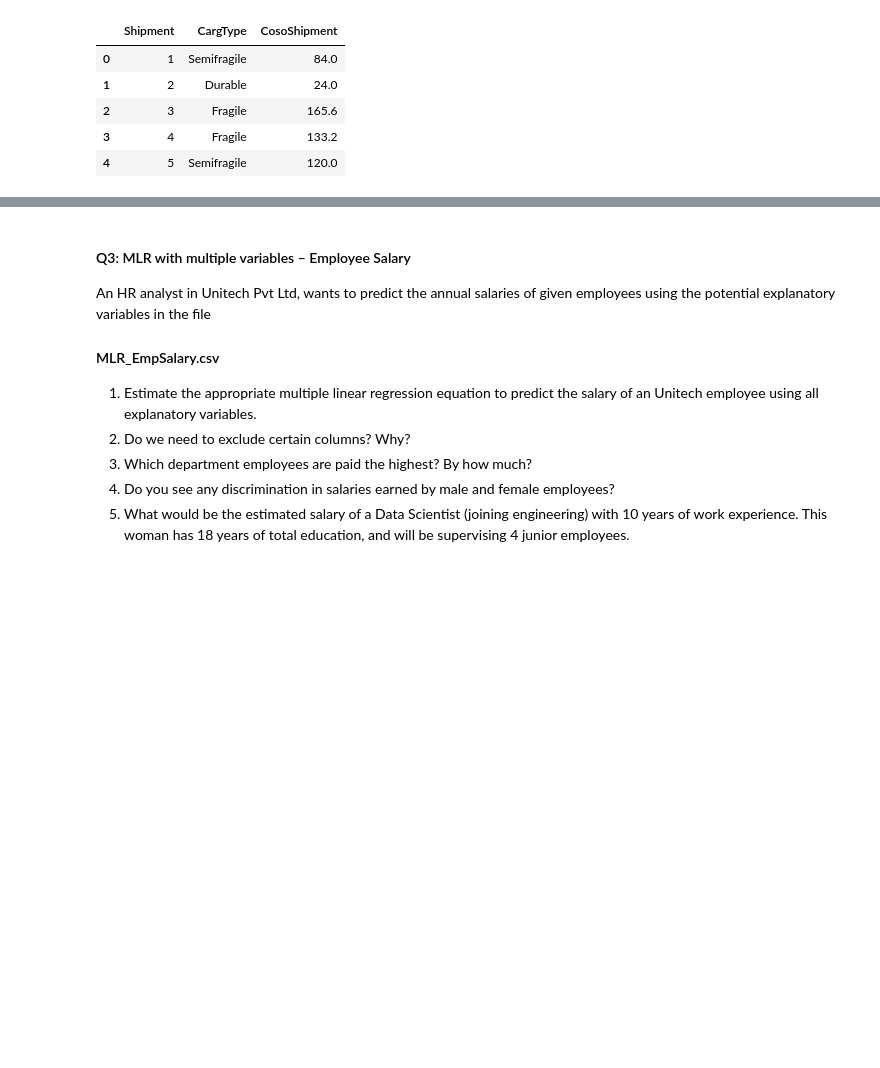
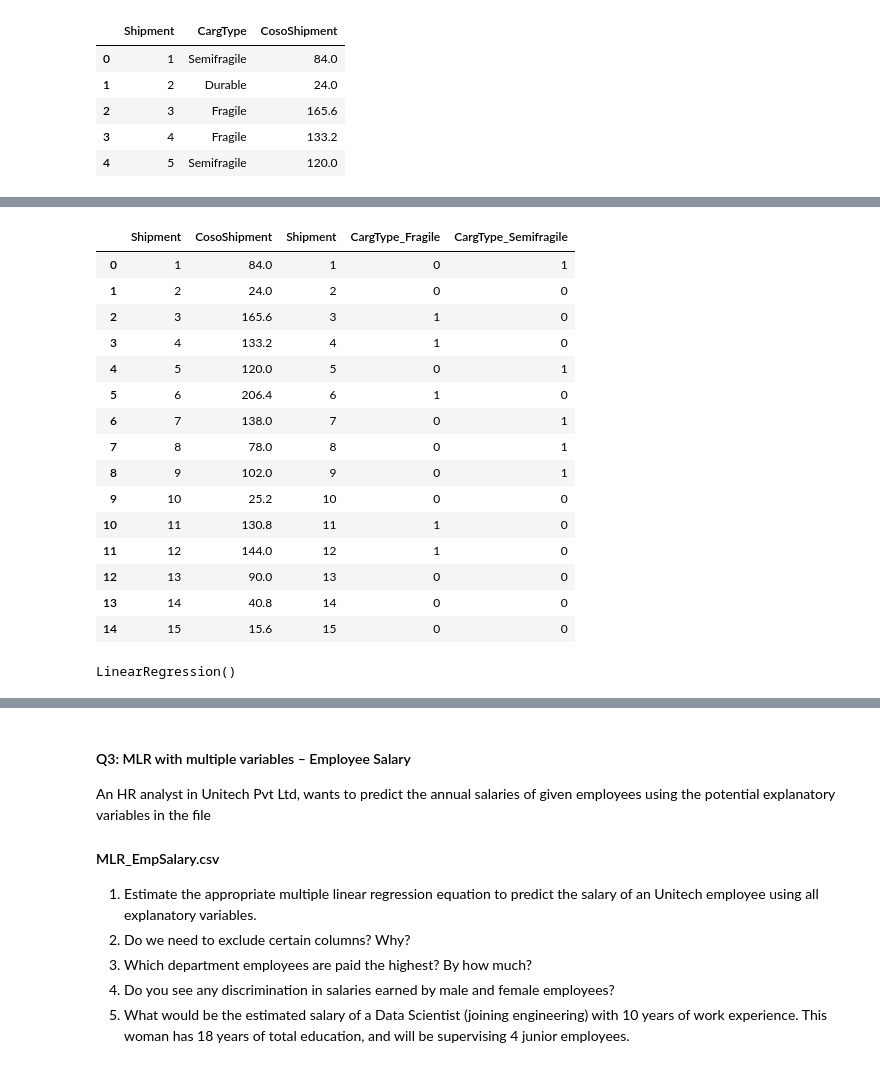
Before and after one commit to Oyeyemi-Oyebola/Data-Science-Bootccamp, a Jupyter notebook: Assignment 06_Oyeyemi.ipynb, the cells around one changed output, grey strips where cells are left out. Saved outputs shown, nothing was run; the diff lists cells and outputs as text; code cells hidden in the pictures; blank space fills up the shorter version.

```diff
--- a/Assignment 06_Oyeyemi.ipynb
+++ b/Assignment 06_Oyeyemi.ipynb
@@ -162,0 +175,25 @@ MLR_Courier.head()
+# %%
+# handle categorical variable
+CargType=pd.get_dummies(x,drop_first=True)
+# dropping extra column
+x= MLR_Courier.drop('CargType',axis=1)
+# concatation of independent variables and new cateorical variable.
+x=pd.concat([x,CargType],axis=1)
+x
+# %% [output]
+|  | Shipment | CosoShipment | Shipment | CargType_Fragile | CargType_Semifragile |
+| 0 | 1 | 84.0 | 1 | 0 | 1 |
+| 1 | 2 | 24.0 | 2 | 0 | 0 |
+| 2 | 3 | 165.6 | 3 | 1 | 0 |
+| 3 | 4 | 133.2 | 4 | 1 | 0 |
+| 4 | 5 | 120.0 | 5 | 0 | 1 |
+| 5 | 6 | 206.4 | 6 | 1 | 0 |
+| 6 | 7 | 138.0 | 7 | 0 | 1 |
+| 7 | 8 | 78.0 | 8 | 0 | 1 |
+| 8 | 9 | 102.0 | 9 | 0 | 1 |
+| 9 | 10 | 25.2 | 10 | 0 | 0 |
+| 10 | 11 | 130.8 | 11 | 1 | 0 |
+| 11 | 12 | 144.0 | 12 | 1 | 0 |
+| 12 | 13 | 90.0 | 13 | 0 | 0 |
+| 13 | 14 | 40.8 | 14 | 0 | 0 |
+| 14 | 15 | 15.6 | 15 | 0 | 0 |
@@ -162,0 +204,6 @@ MLR_Courier.head()
+# %%
+#Fitting the Multiple Linear Regression model
+mlr =  LinearRegression()
+mlr.fit(x_train, y_train)
+# %% [output]
+LinearRegression()
```
Also changed, not shown: parts of 19 cells of this notebook.
